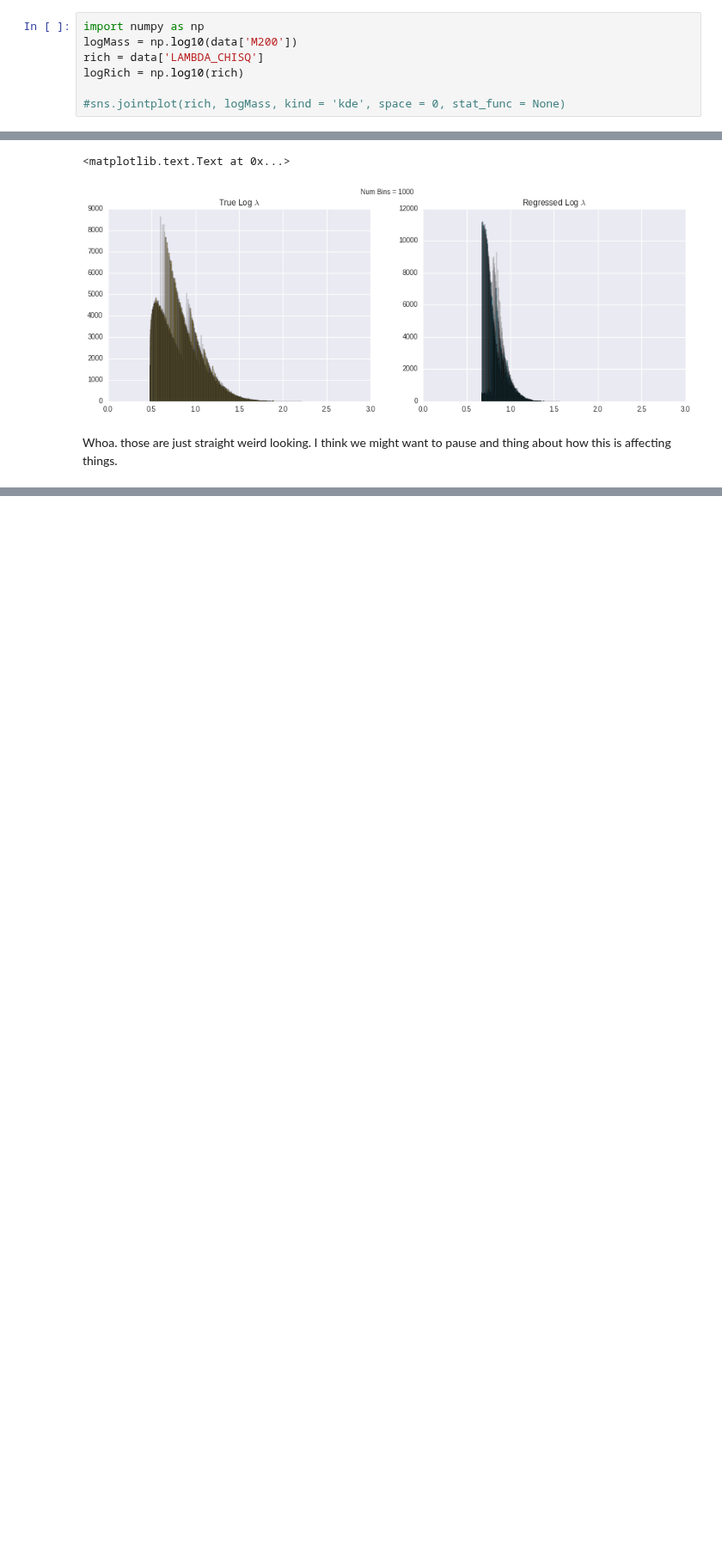
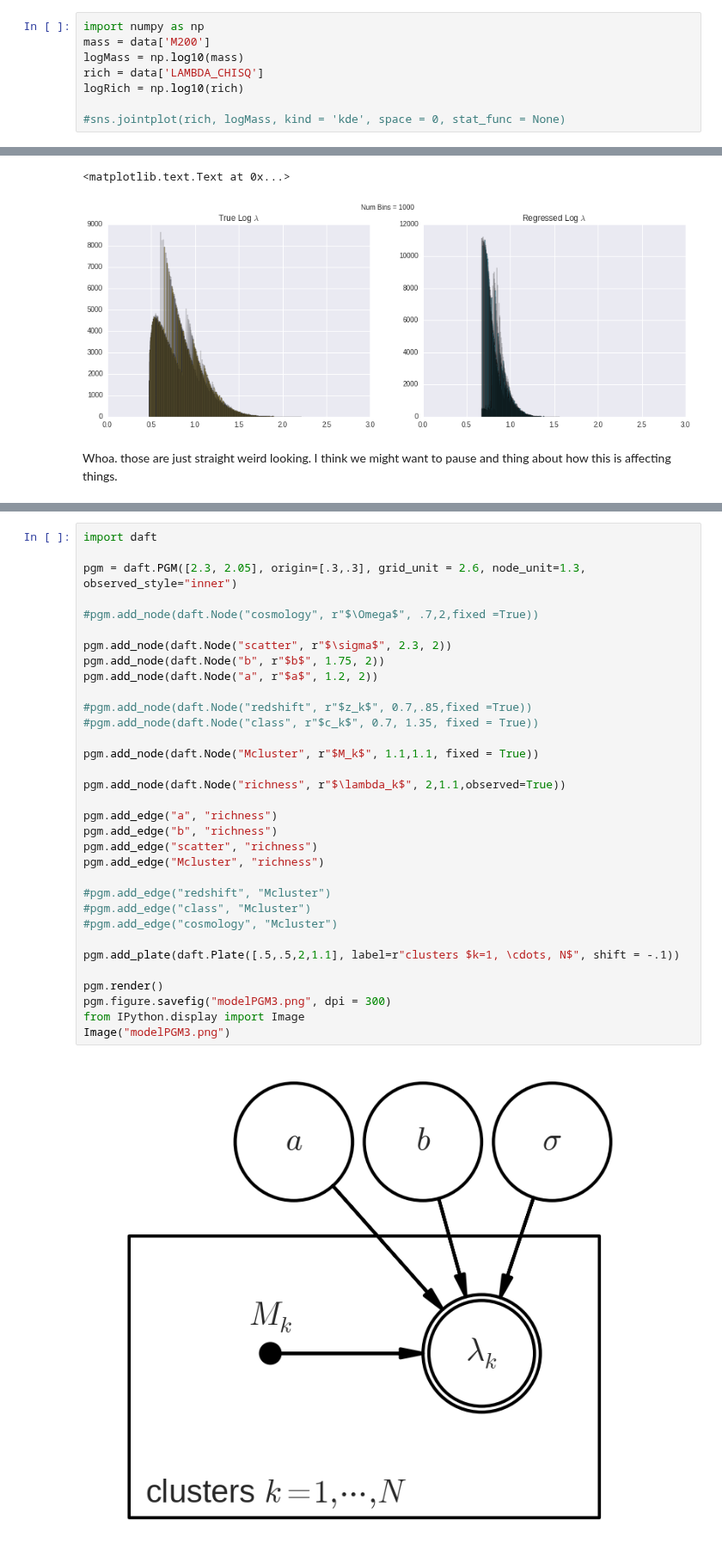
Before and after one commit to Ravirajadrangi/ClusterMassInference, a Jupyter notebook: Playing With Catalog V2.ipynb, the cells around one changed output, grey strips where cells are left out. Shown at 86% size. Saved outputs shown, nothing was run; the diff lists cells and outputs as text; blank space fills up the shorter version.

Commit message:
Started an inference with a reduced model.

```diff
--- a/Playing With Catalog V2.ipynb
+++ b/Playing With Catalog V2.ipynb
@@ -33,7 +33,8 @@ dim:
     ['', '', '', '', '', '', '', '', '', '', '', '', '', '', '', '', '', '', '', '', '', '', '', '', '', '', '', '', '', '', '', '', '', '', '', '', '']
 # %%
 import numpy as np
-logMass = np.log10(data['M200'])
+mass = data['M200']
+logMass = np.log10(mass)
 rich = data['LAMBDA_CHISQ']
 logRich = np.log10(rich)
 
@@ -157,0 +162,35 @@ Whoa. those are just straight weird looking. I think we might want to pause and
+# %%
+import daft
+
+pgm = daft.PGM([2.3, 2.05], origin=[.3,.3], grid_unit = 2.6, node_unit=1.3, observed_style="inner")
+
+#pgm.add_node(daft.Node("cosmology", r"$\Omega$", .7,2,fixed =True))
+
+pgm.add_node(daft.Node("scatter", r"$\sigma$", 2.3, 2))
+pgm.add_node(daft.Node("b", r"$b$", 1.75, 2))
+pgm.add_node(daft.Node("a", r"$a$", 1.2, 2))
+
+#pgm.add_node(daft.Node("redshift", r"$z_k$", 0.7,.85,fixed =True))
+#pgm.add_node(daft.Node("class", r"$c_k$", 0.7, 1.35, fixed = True))
+
+pgm.add_node(daft.Node("Mcluster", r"$M_k$", 1.1,1.1, fixed = True))
+
+pgm.add_node(daft.Node("richness", r"$\lambda_k$", 2,1.1,observed=True))
+
+pgm.add_edge("a", "richness")
+pgm.add_edge("b", "richness")
+pgm.add_edge("scatter", "richness")
+pgm.add_edge("Mcluster", "richness")
+
+#pgm.add_edge("redshift", "Mcluster")
+#pgm.add_edge("class", "Mcluster")
+#pgm.add_edge("cosmology", "Mcluster")
+
+pgm.add_plate(daft.Plate([.5,.5,2,1.1], label=r"clusters $k=1, \cdots, N$", shift = -.1))
+
+pgm.render()
+pgm.figure.savefig("modelPGM3.png", dpi = 300)
+from IPython.display import Image
+Image("modelPGM3.png")
+# %% [output]
+[figure, added]
```
Also changed, not shown: parts of 12 cells of this notebook, 1 other file.
